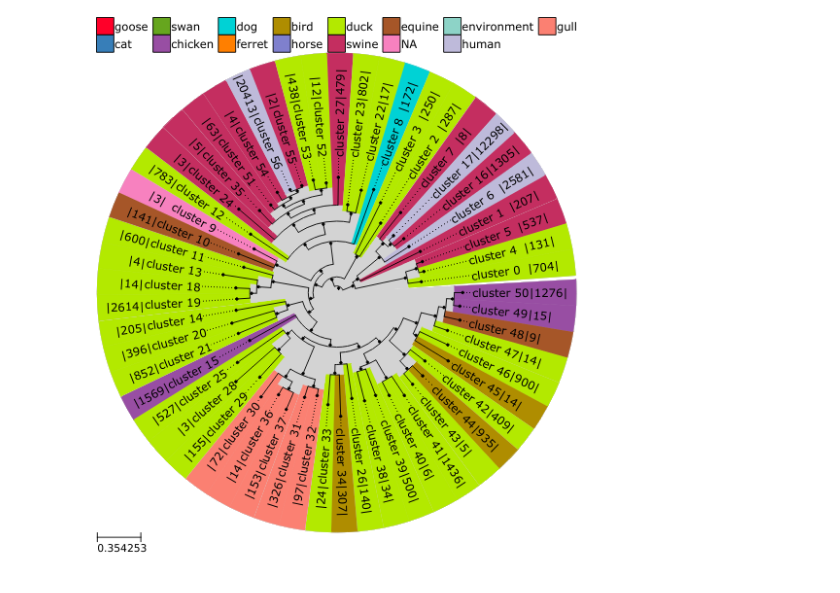
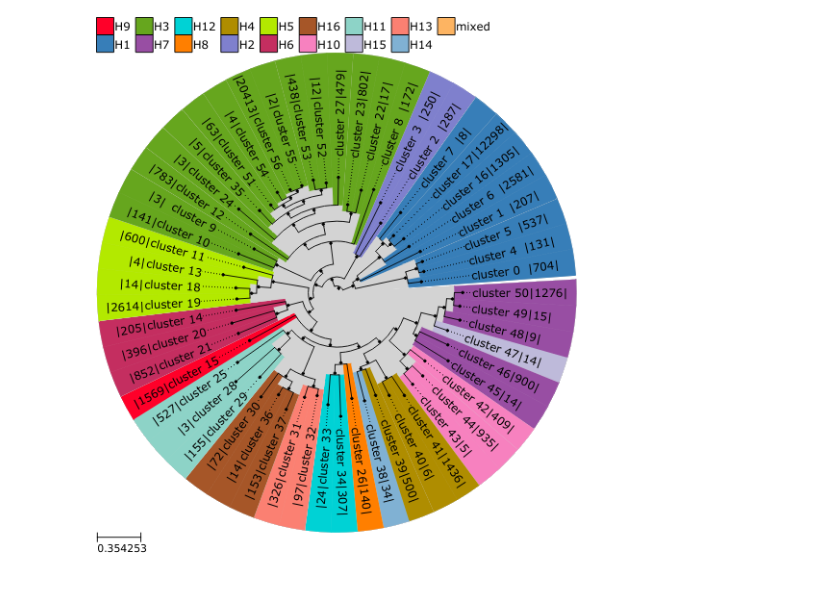
Before and after one commit to ahenoch/FluClust, a Jupyter notebook: Tree.ipynb, the cells around one changed output. Cells and saved outputs as stored; diff of their text form; code cells hidden in the pictures.

Commit message:
finished monophyletic setting

```diff
--- a/Tree.ipynb
+++ b/Tree.ipynb
@@ -135,11 +138,34 @@ def getTree(framelink, frameclust, framemeta, rownumber = 2, segment = 4, prune
     treestyle.legend_position = 1
 
     return(tree, treestyle)
+# %%
+def fillGaps(frame):
+
+    arrayH = frame['H'].unique()
+    arrayH = arrayH[arrayH != '']
+    if len(arrayH) == 1:
+        frame['H'].replace('', arrayH[0], inplace = True)
+        frame['H'].fillna(arrayH[0], inplace = True)
+    else:
+        frame['H'].replace('', 'NA', inplace = True)
+        frame['H'].fillna('NA', inplace = True)
+
+    arrayN = frame['N'].unique()
+    arrayN = arrayN[arrayN != '']
+    if len(arrayN) == 1:
+        frame['N'].replace('', arrayN[0], inplace = True)
+        frame['N'].fillna(arrayN[0], inplace = True)
+    else:
+        frame['N'].replace('', 'NA', inplace = True)
+        frame['N'].fillna('NA', inplace = True)
+
+    return(frame)
 # %%
 link = pd.read_csv('linkage.csv', sep = ',', na_filter = False, header = 0)
 cluster = pd.read_csv('cluster.csv', sep = ',', na_filter = False, header = 0, index_col = 0)
 framelink = link.set_index(keys = 'segment')
-frameclust = cluster.reset_index().set_index(keys = ['segment', 'accession']).drop(labels = ['H', 'N'], axis = 1)
+frameclust = cluster.reset_index().set_index(keys = ['segment', 'accession'])
+frameclust[['H', 'N']] = frameclust.groupby(by = ['segment', 'cluster'])[['H', 'N']].apply(lambda x : fillGaps(x))
 # %%
 exclude = [i for i, line in enumerate(open('A.fasta')) if not line.startswith('>')]
 framemeta = pd.read_csv('A.fasta', skiprows = exclude, sep = '|', na_filter = False, header = None)
@@ -169,7 +195,7 @@ hostdict =	{
 framemeta['timespan'] = framemeta['year'].apply(lambda x : getTimespan(x))
 framemeta['hostsel'] = framemeta['host'].apply(lambda x : getHostselection(x, hostdict))
 # %%
-tree, ts = getTree(framelink, frameclust, framemeta, 2, 4, True)
+tree, ts = getTree(framelink, frameclust, framemeta, feature = 'H', rownumber = 2, segment = 4, prune = True, monophyletic = True)
 tree.render(file_name = '%%inline', tree_style = ts, w=500)
 # %% [output]
-[figure, old version]
+[figure, new version]
```
Also changed, not shown: parts of 4 cells of this notebook.
